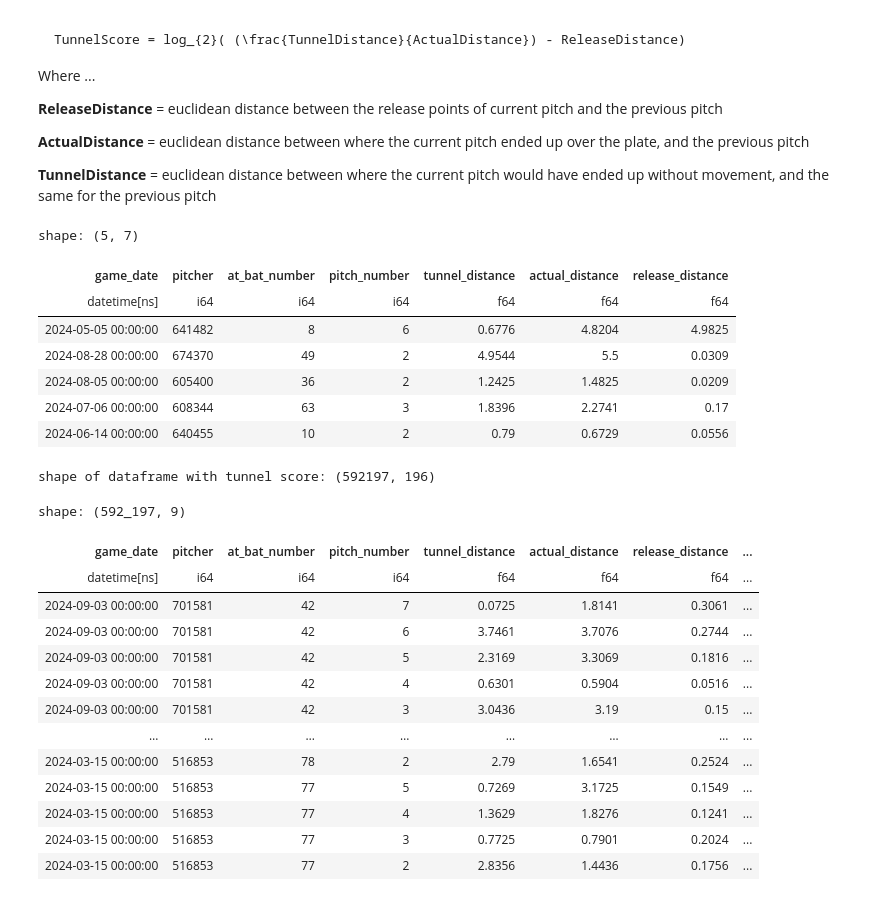
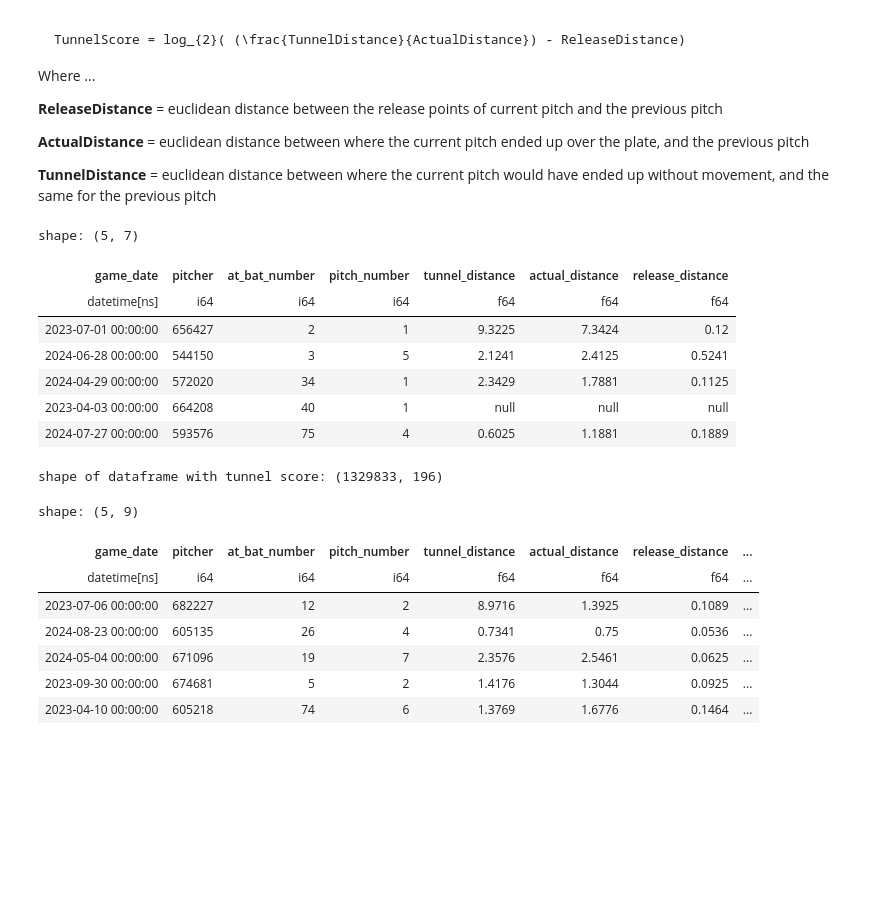
Before and after one commit to Jensen-holm/TunnelScoreEDA, a Jupyter notebook: main.ipynb, the cells around one changed output. Cells and saved outputs as stored; diff of their text form; code cells hidden in the pictures; blank space fills up the shorter version.

```diff
--- a/main.ipynb
+++ b/main.ipynb
@@ -8,14 +9,15 @@ import polars as pl
 import datetime
 import pybaseball
 from pybaseball import cache
-
-from utils import pl_euclidean_distance
+from utils import pl_euclidean_distance, plot_strike_zone_heatmap
+import matplotlib.pyplot as plt
+import seaborn as sns
 
 cache.enable()
 
 orig_df = pl.from_pandas(
     pybaseball.statcast(
-        start_dt="2024-03-01",
+        start_dt="2023-03-01",
         end_dt=datetime.datetime.today().strftime("%Y-%m-%d"),
     )
 )
@@ -125,39 +149,33 @@ tunnel_cols_df.select(SORT_COLS + TUNNEL_COLS).sample(5, seed=1)
 shape: (5, 7)
 | game_date | pitcher | at_bat_number | pitch_number | tunnel_distance | actual_distance | release_distance |
 | datetime[ns] | i64 | i64 | i64 | f64 | f64 | f64 |
-| 2024-05-05 00:00:00 | 641482 | 8 | 6 | 0.6776 | 4.8204 | 4.9825 |
-| 2024-08-28 00:00:00 | 674370 | 49 | 2 | 4.9544 | 5.5 | 0.0309 |
-| 2024-08-05 00:00:00 | 605400 | 36 | 2 | 1.2425 | 1.4825 | 0.0209 |
-| 2024-07-06 00:00:00 | 608344 | 63 | 3 | 1.8396 | 2.2741 | 0.17 |
-| 2024-06-14 00:00:00 | 640455 | 10 | 2 | 0.79 | 0.6729 | 0.0556 |
+| 2023-07-01 00:00:00 | 656427 | 2 | 1 | 9.3225 | 7.3424 | 0.12 |
+| 2024-06-28 00:00:00 | 544150 | 3 | 5 | 2.1241 | 2.4125 | 0.5241 |
+| 2024-04-29 00:00:00 | 572020 | 34 | 1 | 2.3429 | 1.7881 | 0.1125 |
+| 2023-04-03 00:00:00 | 664208 | 40 | 1 | null | null | null |
+| 2024-07-27 00:00:00 | 593576 | 75 | 4 | 0.6025 | 1.1881 | 0.1889 |
 # %%
 # now we can add tunnel score column using the tunnel_distance, actual_distance, and release_distance
 
 # adding this if statement to avoid adding the same column multiple times
 # because the nature of jupyter notebooks
 if "tunnel_score" not in TUNNEL_COLS:
     TUNNEL_COLS.append("tunnel_score")
 
 tunnel_score_df = tunnel_cols_df.with_columns(
-    tunnel_score=(pl.col("tunnel_distance") / pl.col("actual_distance"))
+    tunnel_score=(pl.col("actual_distance") / pl.col("tunnel_distance"))
     - pl.col("release_distance").log(base=2),
 ).drop_nulls(subset=TUNNEL_COLS)
 
 print(f"shape of dataframe with tunnel score: {tunnel_score_df.shape}")
-tunnel_score_df.select(SORT_COLS + TUNNEL_COLS + ["player_name"])
+tunnel_score_df.select(SORT_COLS + TUNNEL_COLS + ["player_name"]).sample(5, seed=1)
 # %% [output]
-shape of dataframe with tunnel score: (592197, 196)
+shape of dataframe with tunnel score: (1329833, 196)
-shape: (592_197, 9)
+shape: (5, 9)
 | game_date | pitcher | at_bat_number | pitch_number | tunnel_distance | actual_distance | release_distance | ... |
 | datetime[ns] | i64 | i64 | i64 | f64 | f64 | f64 | ... |
-| 2024-09-03 00:00:00 | 701581 | 42 | 7 | 0.0725 | 1.8141 | 0.3061 | ... |
-| 2024-09-03 00:00:00 | 701581 | 42 | 6 | 3.7461 | 3.7076 | 0.2744 | ... |
-| 2024-09-03 00:00:00 | 701581 | 42 | 5 | 2.3169 | 3.3069 | 0.1816 | ... |
-| 2024-09-03 00:00:00 | 701581 | 42 | 4 | 0.6301 | 0.5904 | 0.0516 | ... |
-| 2024-09-03 00:00:00 | 701581 | 42 | 3 | 3.0436 | 3.19 | 0.15 | ... |
-| … | … | … | … | … | … | … | ... |
-| 2024-03-15 00:00:00 | 516853 | 78 | 2 | 2.79 | 1.6541 | 0.2524 | ... |
-| 2024-03-15 00:00:00 | 516853 | 77 | 5 | 0.7269 | 3.1725 | 0.1549 | ... |
-| 2024-03-15 00:00:00 | 516853 | 77 | 4 | 1.3629 | 1.8276 | 0.1241 | ... |
-| 2024-03-15 00:00:00 | 516853 | 77 | 3 | 0.7725 | 0.7901 | 0.2024 | ... |
-| 2024-03-15 00:00:00 | 516853 | 77 | 2 | 2.8356 | 1.4436 | 0.1756 | ... |
+| 2023-07-06 00:00:00 | 682227 | 12 | 2 | 8.9716 | 1.3925 | 0.1089 | ... |
+| 2024-08-23 00:00:00 | 605135 | 26 | 4 | 0.7341 | 0.75 | 0.0536 | ... |
+| 2024-05-04 00:00:00 | 671096 | 19 | 7 | 2.3576 | 2.5461 | 0.0625 | ... |
+| 2023-09-30 00:00:00 | 674681 | 5 | 2 | 1.4176 | 1.3044 | 0.0925 | ... |
+| 2023-04-10 00:00:00 | 605218 | 74 | 6 | 1.3769 | 1.6776 | 0.1464 | ... |
```
Also changed, not shown: parts of 14 cells of this notebook, 3 other files.
